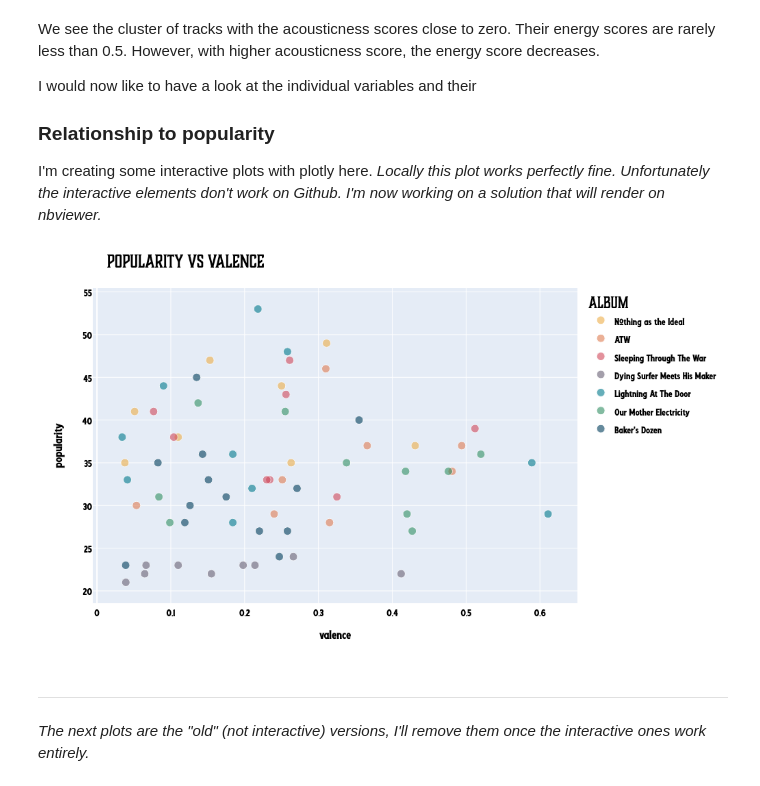
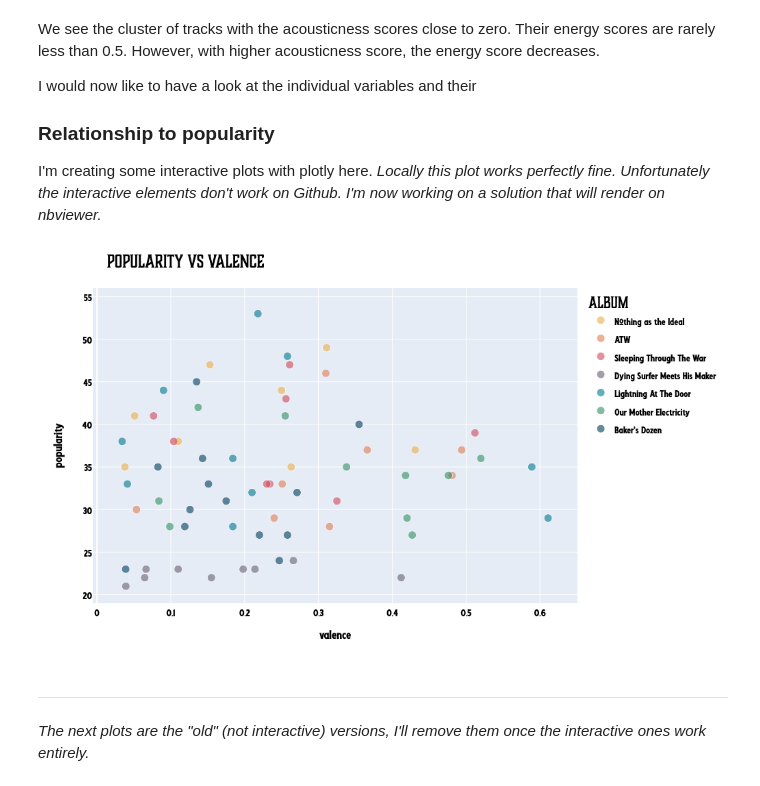
Before and after one commit to scheinmensch/Spotify, a Jupyter notebook: AllThemWitches.ipynb, the cells around one changed output. Saved outputs shown, nothing was run; the diff lists cells and outputs as text; code cells hidden in the pictures.

```diff
--- a/AllThemWitches.ipynb
+++ b/AllThemWitches.ipynb
@@ -802,30 +802,27 @@ pio.renderers.default = "plotly_mimetype+notebook_connected+png"
 # %%
 cpal_px= {'Nothing as the Ideal': '#edae49', 'ATW': '#df7c52', 'Sleeping Through The War': '#d1495b', 'Dying Surfer Meets His Maker': '#696174', 'Lightning At The Door': '#00798c', 'Our Mother Electricity' : '#318F63', "Baker's Dozen" : '#003d5b'}
-fig = px.scatter(atw, x='valence', y='popularity', color='album_name', hover_data={'name': True, 'album_name': False, 'valence':False, 'popularity':False}, color_discrete_map=cpal_px, opacity=0.6)
+fig = px.scatter(atw, x='valence', y='popularity', color='album_name', custom_data=['name'], color_discrete_map=cpal_px, opacity=0.6)
 
 fig.update_traces(marker=dict(size=12,
                               line=dict(width=1,
                                         color='white')),
                   selector=dict(mode='markers'))
 fig.update_traces(hovertemplate='%{customdata[0]}')
 fig.update_layout(
     title="Popularity vs Valence",
     legend_title="Album",
     title_x=0.1,
     width=900,
     height=600,
     font_family="ROCKABILLY",
     font_color="black",
     font_size=18,
     title_font_family="Boucherie Block",
-    legend_title_font_family="Boucherie Block",
-    yaxis=dict(
-        dtick=5
-    )
-)
+    legend_title_font_family="Boucherie Block")
+fig.update_yaxes(range=[19,56])
 fig.show()
 # %% [output]
-[figure, old version]
+[figure, new version]
 # %% [markdown]
 -----------
 *The next plots are the "old" (not interactive) versions, I'll remove them once the interactive ones work entirely.*
```
Also changed, not shown: parts of 1 cell of this notebook.
